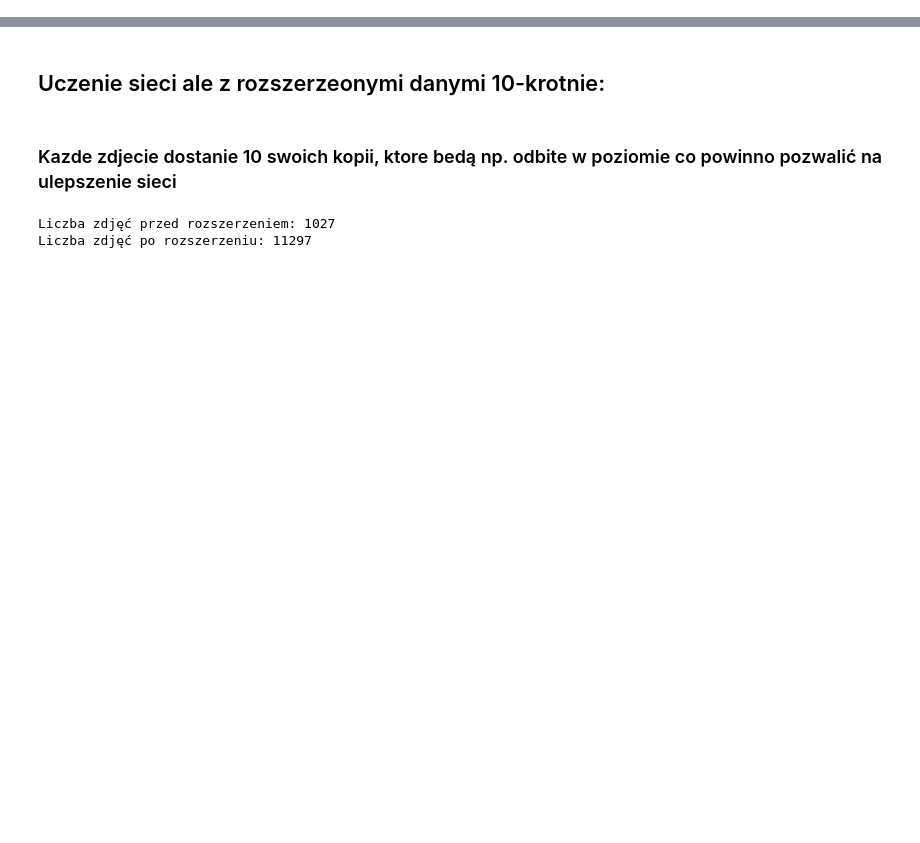
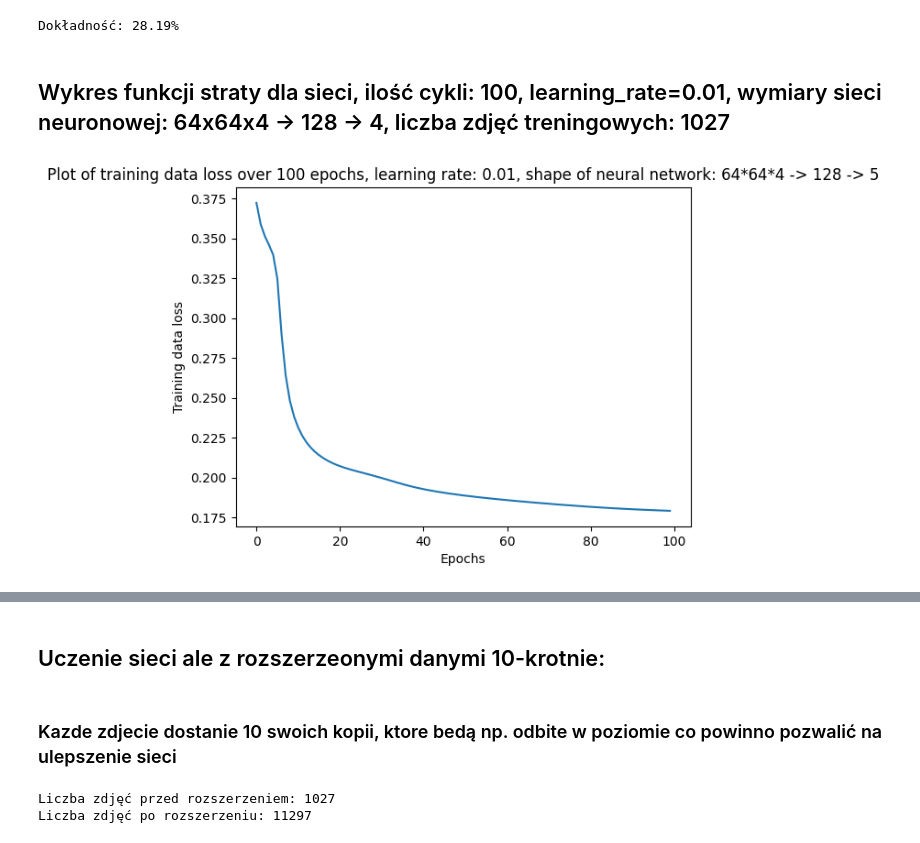
Before and after one commit to pemix09/deep-learning-labs, a Jupyter notebook: lab2/my_neural_network.ipynb, the cells around one changed output, grey strips where cells are left out. Drawn from its saved outputs; the diff is of its cells as text; code cells hidden in the pictures; blank space fills up the shorter version.

Commit message:
Ładne wykresy uczenia dodane, w tym 1 z piłą

```diff
--- a/lab2/my_neural_network.ipynb
+++ b/lab2/my_neural_network.ipynb
@@ -423,0 +420,20 @@ weights1: [[ 0.16392107 -0.32263778  1.50135676 ... -0.6541985  -0.67688741
+# %%
+# Przekonwertuj y_test z kodowania one-hot na etykiety
+etykiety_y_test = np.argmax(y_test_onehot, axis=1)
+
+# Oceń wydajność sieci neuronowej
+prognozy = np.argmax(model.forward(x_test.reshape(-1, input_layer_size)), axis=1)
+dokladnosc = np.mean(prognozy == etykiety_y_test)
+print(f"Dokładność: {dokladnosc:.2%}")
+# %% [output]
+Dokładność: 28.19%
+# %% [markdown]
+## Wykres funkcji straty dla sieci, ilość cykli: 100, learning_rate=0.01, wymiary sieci neuronowej: 64x64x4 -> 128 -> 4, liczba zdjęć treningowych: 1027
+# %%
+plt.plot(trainer.train_loss)
+plt.xlabel('Epochs')
+plt.ylabel('Training data loss')
+plt.title('Plot of training data loss over 100 epochs, learning rate: 0.01, shape of neural network: 64*64*4 -> 128 -> 5')
+plt.show()
+# %% [output]
+[figure, added]
```
Also changed, not shown: parts of 41 cells of this notebook.
